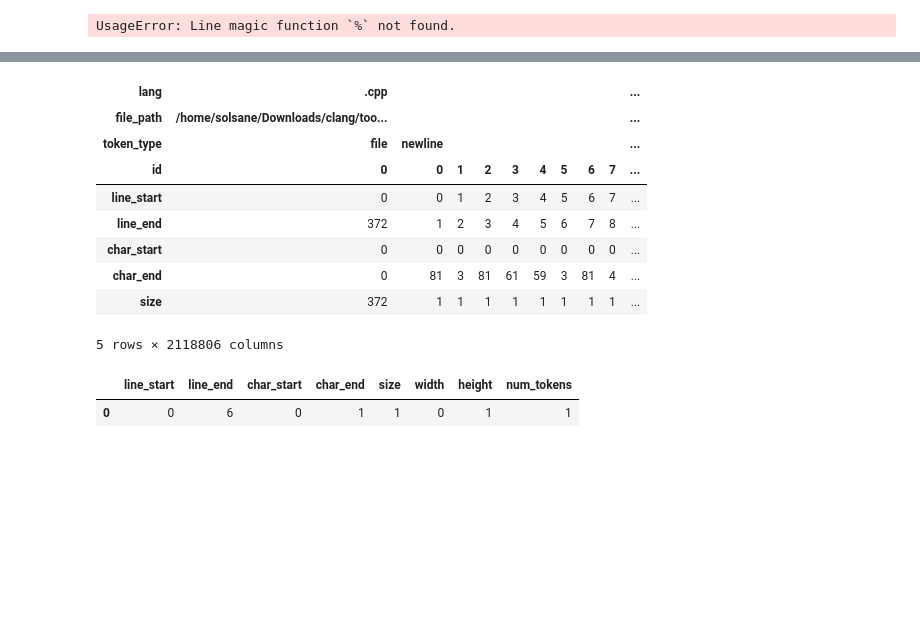
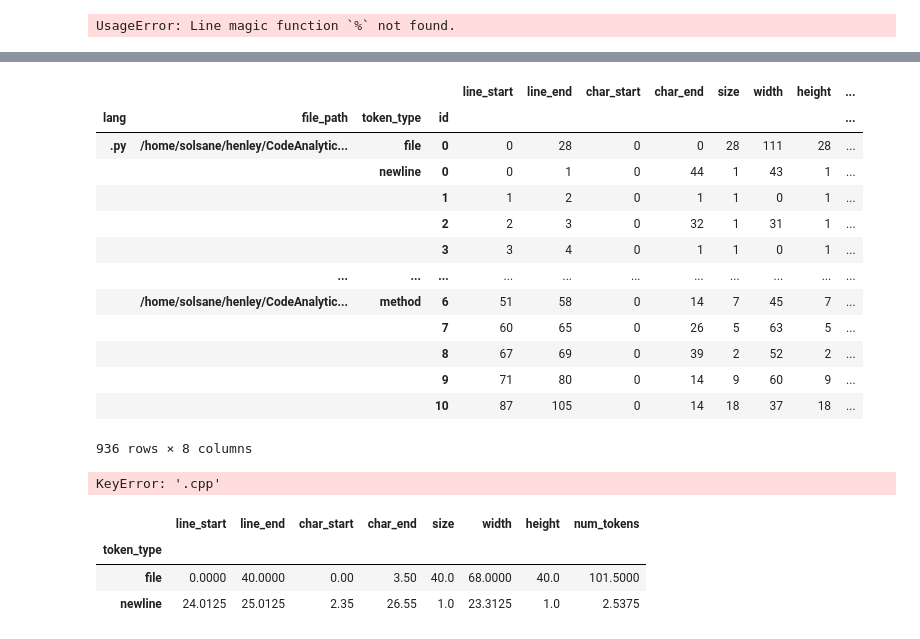
Before and after one commit to utk-se/CodeAnalytics-analyzer, a Jupyter notebook: example/test.ipynb, the cells around one changed output, grey strips where cells are left out. Cells and saved outputs as stored; diff of their text form; code cells hidden in the pictures; blank space fills up the shorter version.

```diff
--- a/example/test.ipynb
+++ b/example/test.ipynb
@@ -12,5 +12,5 @@ from caanalyzer import CodeRepo
 from caanalyzer.tokens import MethodTokenizer, FileTokenizer, LineTokenizer, Tokenizer
 from caanalyzer.metrics import width, height, num_tokens
 # %%
-repo = CodeRepo('/home/solsane/Downloads/clang')
+repo = CodeRepo('..')
 # %% [output]
@@ -24,26 +25,34 @@ repo.index([FileTokenizer, LineTokenizer, MethodTokenizer], {'size' : len, 'widt
 # %%
 # repo.index([MethodTokenizer], {})
 # %%
-repo.df.T.head()
+repo.df
 
 # repo.df.index
 # %% [output]
-| lang | .cpp |  |  |  |  |  |  |  |  | ... |
-| file_path | /home/solsane/Downloads/clang/too... |  |  |  |  |  |  |  |  | ... |
-| token_type | file | newline |  |  |  |  |  |  |  | ... |
-| id | 0 | 0 | 1 | 2 | 3 | 4 | 5 | 6 | 7 | ... |
-| line_start | 0 | 0 | 1 | 2 | 3 | 4 | 5 | 6 | 7 | ... |
-| line_end | 372 | 1 | 2 | 3 | 4 | 5 | 6 | 7 | 8 | ... |
-| char_start | 0 | 0 | 0 | 0 | 0 | 0 | 0 | 0 | 0 | ... |
-| char_end | 0 | 81 | 3 | 81 | 61 | 59 | 3 | 81 | 4 | ... |
-| size | 372 | 1 | 1 | 1 | 1 | 1 | 1 | 1 | 1 | ... |
+|  |  |  |  | line_start | line_end | char_start | char_end | size | width | height | ... |
+| lang | file_path | token_type | id |  |  |  |  |  |  |  | ... |
+| .py | /home/solsane/henley/CodeAnalytic... | file | 0 | 0 | 28 | 0 | 0 | 28 | 111 | 28 | ... |
+|  |  | newline | 0 | 0 | 1 | 0 | 44 | 1 | 43 | 1 | ... |
+|  |  |  | 1 | 1 | 2 | 0 | 1 | 1 | 0 | 1 | ... |
+|  |  |  | 2 | 2 | 3 | 0 | 32 | 1 | 31 | 1 | ... |
+|  |  |  | 3 | 3 | 4 | 0 | 1 | 1 | 0 | 1 | ... |
+|  | ... | ... | ... | ... | ... | ... | ... | ... | ... | ... | ... |
+|  | /home/solsane/henley/CodeAnalytic... | method | 6 | 51 | 58 | 0 | 14 | 7 | 45 | 7 | ... |
+|  |  |  | 7 | 60 | 65 | 0 | 26 | 5 | 63 | 5 | ... |
+|  |  |  | 8 | 67 | 69 | 0 | 39 | 2 | 52 | 2 | ... |
+|  |  |  | 9 | 71 | 80 | 0 | 14 | 9 | 60 | 9 | ... |
+|  |  |  | 10 | 87 | 105 | 0 | 14 | 18 | 37 | 18 | ... |
-5 rows × 2118806 columns
+936 rows × 8 columns
 # %%
 # get average c++ file info
-repo.df.xs(('.cpp'), level=('lang'))
+repo.df.xs(('.py'), level=('lang'))
 # %% [output]
-|  | line_start | line_end | char_start | char_end | size | width | height | num_tokens |
-| 0 | 0 | 6 | 0 | 1 | 1 | 0 | 1 | 1 |
+KeyError: '.cpp'
 # %%
 repo.df.groupby('token_type').mean()
+# %% [output]
+|  | line_start | line_end | char_start | char_end | size | width | height | num_tokens |
+| token_type |  |  |  |  |  |  |  |  |
+| file | 0.0000 | 40.0000 | 0.00 | 3.50 | 40.0 | 68.0000 | 40.0 | 101.5000 |
+| newline | 24.0125 | 25.0125 | 2.35 | 26.55 | 1.0 | 23.3125 | 1.0 | 2.5375 |
 # %%
```
Also changed, not shown: parts of 3 cells of this notebook.
